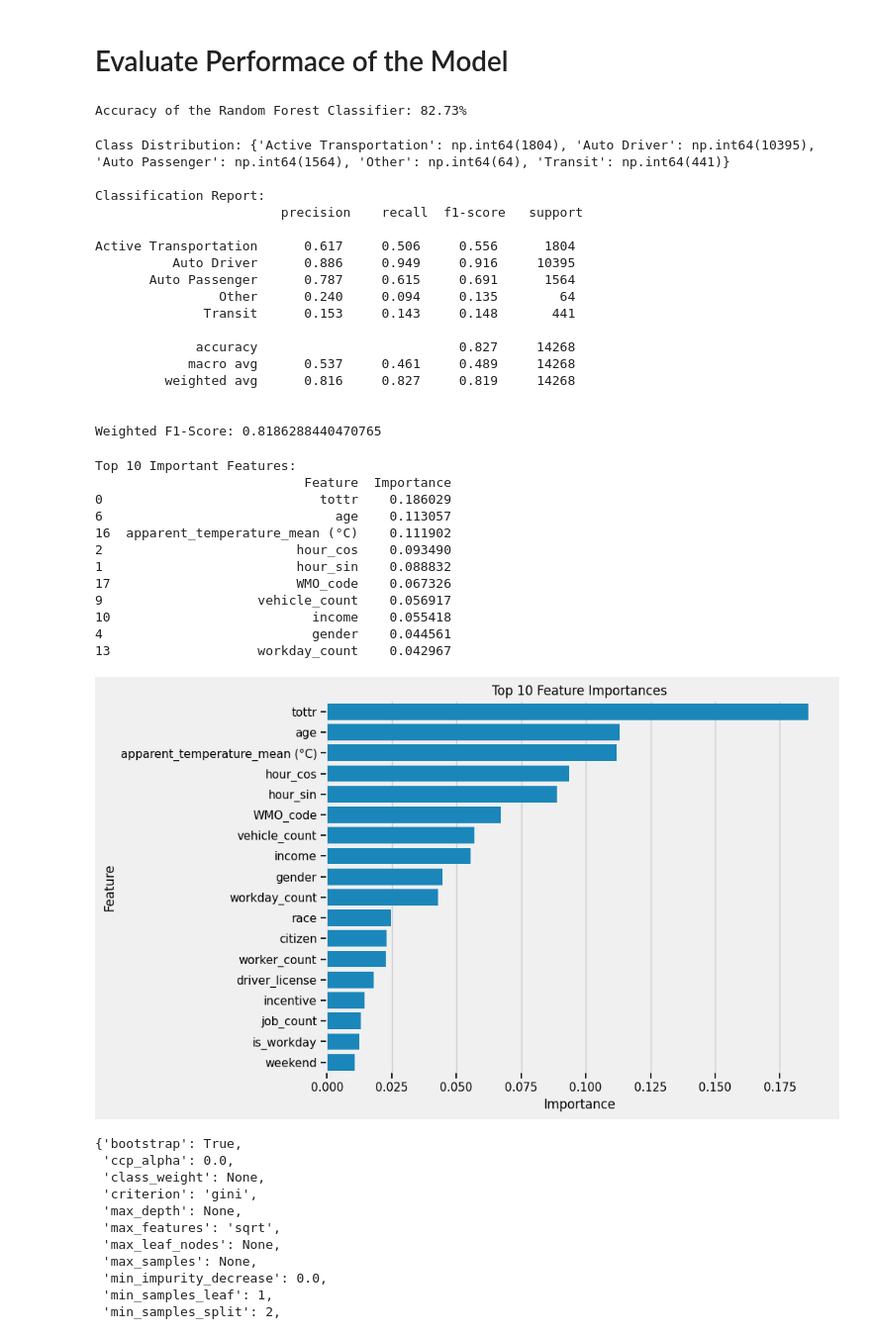
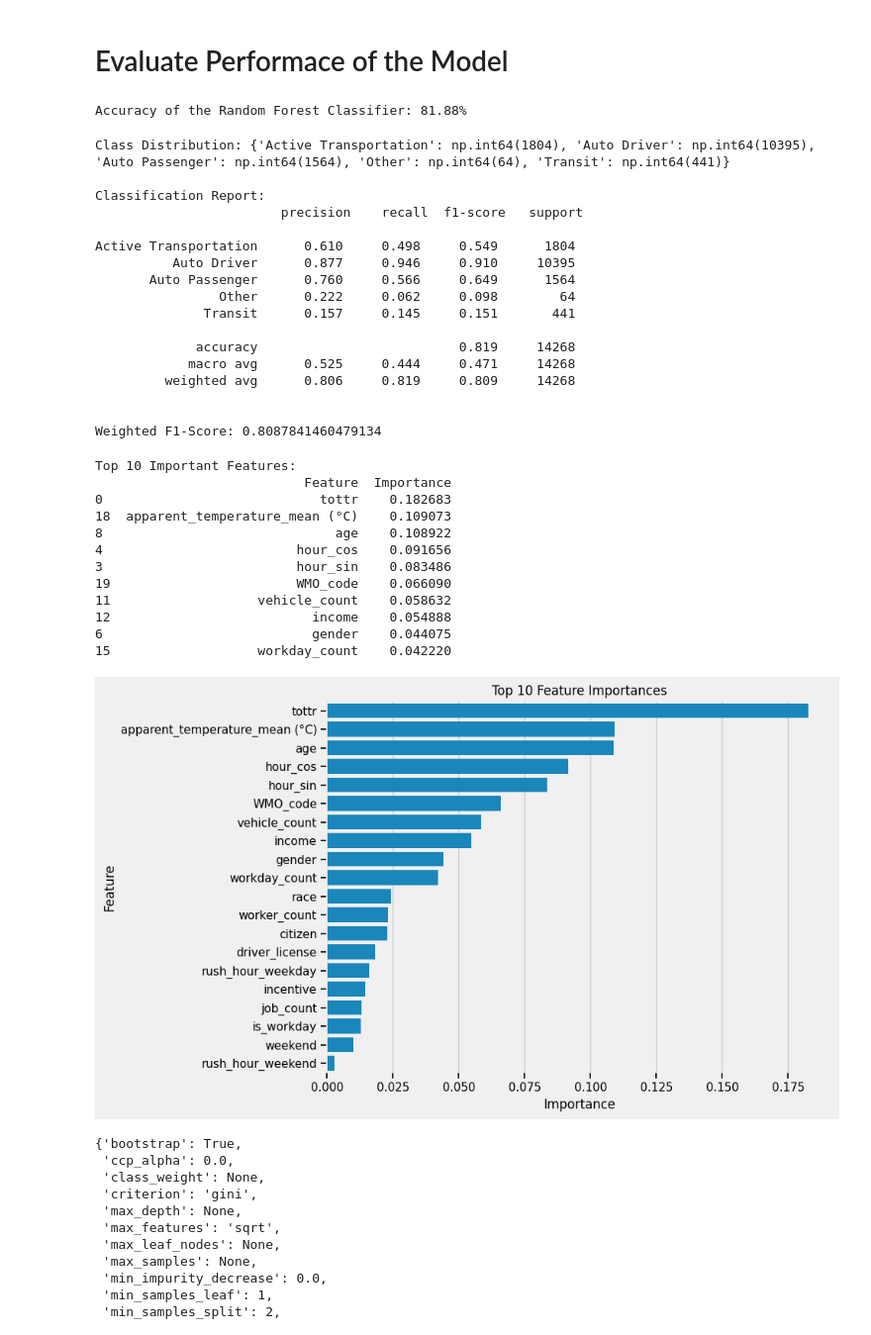
Before and after one commit to nico988766/CME-538-Mickey-Mousers, a Jupyter notebook: 4 - Feature Engineering/feature_eng_workers_k.ipynb, the cells around one changed output. Shown at 99% size. Saved outputs shown, nothing was run; the diff lists cells and outputs as text; code cells hidden in the pictures.

```diff
--- a/4 - Feature Engineering/feature_eng_workers_k.ipynb
+++ b/4 - Feature Engineering/feature_eng_workers_k.ipynb
@@ -111,3 +113,21 @@ def check_workday(travel_date, workday_range):
+# %%
+def assign_rush_hour(data):
+    """
+    Assign ordinal values based on the hour of the day.
+    """
+    # Assign rush hour only to weekdays (0-4)
+    # Assign rush hour feature for weekdays (1 = rush hour, 0 = not rush hour)
+    data['rush_hour_weekday'] = data.apply(
+        lambda row: 1 if (row['day_of_week_num'] < 5 and (7 <= row['hour'] <= 9 or 16 <= row['hour'] <= 19)) else 0,
+        axis=1
+    )
+
+    # Assign rush hour feature for weekends (1 = rush hour, 0 = not rush hour)
+    data['rush_hour_weekend'] = data.apply(
+        lambda row: 1 if (row['day_of_week_num'] >= 5 and (10 <= row['hour'] <= 15)) else 0,
+        axis=1
+    )
+    return data
 # %% [markdown]
 `feature_engineering()` includes all the feature engineering performed to transform the given features into ones that would help develop the model and improve it's accuracy. Not all of these avriables will be use in the final model. This will depend on their performance in the model at predicting rider counts.
 # %%
@@ -141,6 +161,7 @@ def feature_engineering(data):
     # Apply the function to the DataFrame
     data_copy['is_workday'] = data_copy.apply(lambda row: check_workday(row['day_of_week_num'], row['workday_range']), axis=1)
 
+    data_copy = assign_rush_hour(data_copy)
 
     return data_copy
 # %% [markdown]
@@ -169,6 +190,8 @@ workers_features
 def selected_feature(data):
 
     feature_selected = ['tottr',
+                        'rush_hour_weekday',
+                        'rush_hour_weekend',
                         'hour_sin',
                         'hour_cos',
                         'weekend',
@@ -263,7 +286,7 @@ accuracy = accuracy_score(y_val, y_pred)
 
 print(f"Accuracy of the Random Forest Classifier: {accuracy * 100:.2f}%")
 # %% [output]
-Accuracy of the Random Forest Classifier: 82.73%
+Accuracy of the Random Forest Classifier: 81.88%
 # %%
 # from sklearn.model_selection import cross_val_score
 
@@ -292,54 +315,54 @@ Class Distribution: {'Active Transportation': np.int64(1804), 'Auto Driver': np.
 Classification Report:
                         precision    recall  f1-score   support
 
-Active Transportation      0.617     0.506     0.556      1804
-          Auto Driver      0.886     0.949     0.916     10395
-       Auto Passenger      0.787     0.615     0.691      1564
-                Other      0.240     0.094     0.135        64
-              Transit      0.153     0.143     0.148       441
+Active Transportation      0.610     0.498     0.549      1804
+          Auto Driver      0.877     0.946     0.910     10395
+       Auto Passenger      0.760     0.566     0.649      1564
+                Other      0.222     0.062     0.098        64
+              Transit      0.157     0.145     0.151       441
 
-             accuracy                          0.827     14268
-            macro avg      0.537     0.461     0.489     14268
-         weighted avg      0.816     0.827     0.819     14268
+             accuracy                          0.819     14268
+            macro avg      0.525     0.444     0.471     14268
+         weighted avg      0.806     0.819     0.809     14268
 
 
-Weighted F1-Score: 0.8186288440470765
+Weighted F1-Score: 0.8087841460479134
 # %%
 # Feature importances
 importances = model.feature_importances_
 feature_names = X_train.columns
 feature_importance_df = pd.DataFrame({
     'Feature': feature_names,
     'Importance': importances
 })
 
 # Sort features by importance
 feature_importance_df = feature_importance_df.sort_values(by='Importance', ascending=False)
 
 # Display the top 10 features
 print("\nTop 10 Important Features:")
 print(feature_importance_df.head(10))
 
 # Plot the top 10 feature importances
 plt.figure(figsize=(10, 6))
-sns.barplot(x='Importance', y='Feature', data=feature_importance_df.head(18))
+sns.barplot(x='Importance', y='Feature', data=feature_importance_df.head(20))
 plt.title('Top 10 Feature Importances')
 plt.tight_layout()
 plt.show()
 # %% [output]
 Top 10 Important Features:
                            Feature  Importance
-0                            tottr    0.186029
-6                              age    0.113057
-16  apparent_temperature_mean (°C)    0.111902
-2                         hour_cos    0.093490
-1                         hour_sin    0.088832
-17                        WMO_code    0.067326
-9                    vehicle_count    0.056917
-10                          income    0.055418
-4                           gender    0.044561
-13                   workday_count    0.042967
+0                            tottr    0.182683
+18  apparent_temperature_mean (°C)    0.109073
+8                              age    0.108922
+4                         hour_cos    0.091656
+3                         hour_sin    0.083486
+19                        WMO_code    0.066090
+11                   vehicle_count    0.058632
+12                          income    0.054888
+6                           gender    0.044075
+15                   workday_count    0.042220
-[figure, old version]
+[figure, new version]
 # %%
 model.get_params()
 # %% [output]
```
Also changed, not shown: parts of 7 cells of this notebook.
